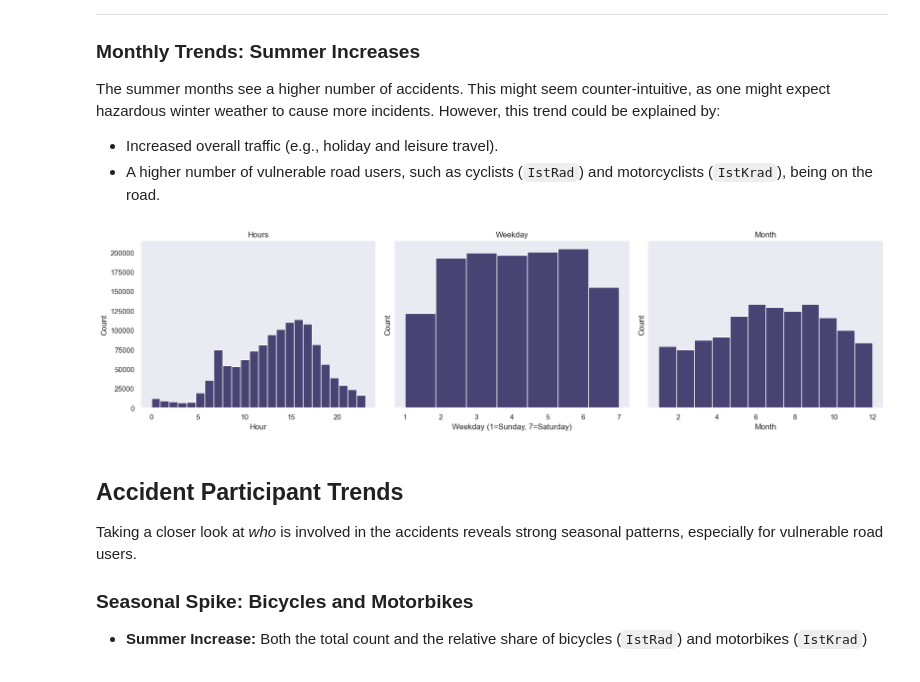
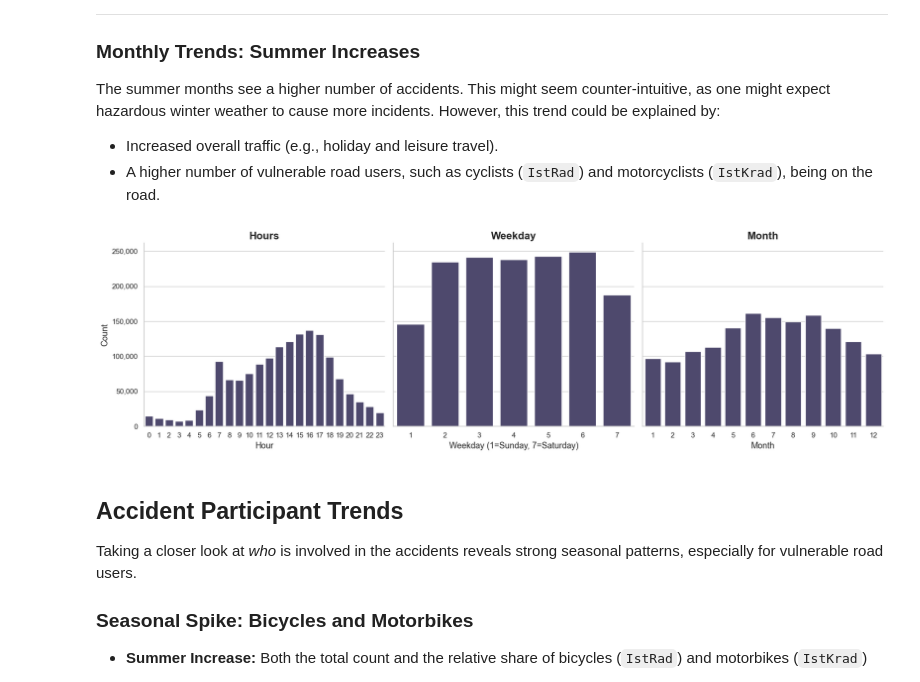
Before and after one commit to HumbleHominid/urban-mobility-risk-analysis, a Jupyter notebook: src/Summary.ipynb, the cells around one changed output. Drawn from its saved outputs; the diff is of its cells as text; code cells hidden in the pictures.

```diff
--- a/src/Summary.ipynb
+++ b/src/Summary.ipynb
@@ -193,31 +192,13 @@ The summer months see a higher number of accidents. This might seem counter-intu
 - A higher number of vulnerable road users, such as cyclists (`IstRad`) and motorcyclists (`IstKrad`), being on the road.
 # %%
 fig, axes = plt.subplots(nrows=1, ncols=3, figsize=(17, 5), sharey=True)
-project_color = "#494373"
-sns.set_theme(style="darkgrid")
-
-# Histogram for Hours (USTUNDE)
-axes[0].hist(df["USTUNDE"], bins=24, color=project_color)
-axes[0].set_title("Hours")
-axes[0].set_xlabel("Hour")
-axes[0].set_ylabel("Count")
-
-# Histogram for Weekdays (UWOCHENTAG)
-axes[1].hist(df["UWOCHENTAG"], bins=7, color=project_color)
-axes[1].set_title("Weekday")
-axes[1].set_xlabel("Weekday (1=Sunday, 7=Saturday)")
-axes[1].set_ylabel("Count")
-
-# Histogram for Months (UMONAT)
-axes[2].hist(df["UMONAT"], bins=12, color=project_color)
-axes[2].set_title("Month")
-axes[2].set_xlabel("Month")
-axes[2].set_ylabel("Count")
-
-plt.tight_layout(rect=[0, 0.03, 1, 0.95])
+pl.bar_counts(df["USTUNDE"].value_counts(), "Hours", "Hour", annotate=False, ax=axes[0])
+pl.bar_counts(df["UWOCHENTAG"].value_counts(), "Weekday", "Weekday (1=Sunday, 7=Saturday)", annotate=False, ax=axes[1])
+pl.bar_counts(df["UMONAT"].value_counts(), "Month", "Month", annotate=False, ax=axes[2])
+fig.tight_layout()
 plt.show()
 # %% [output]
-[figure, old version]
+[figure, new version]
 # %% [markdown]
 ## Accident Participant Trends
 
```
Also changed, not shown: parts of 16 cells of this notebook, 17 other files.
